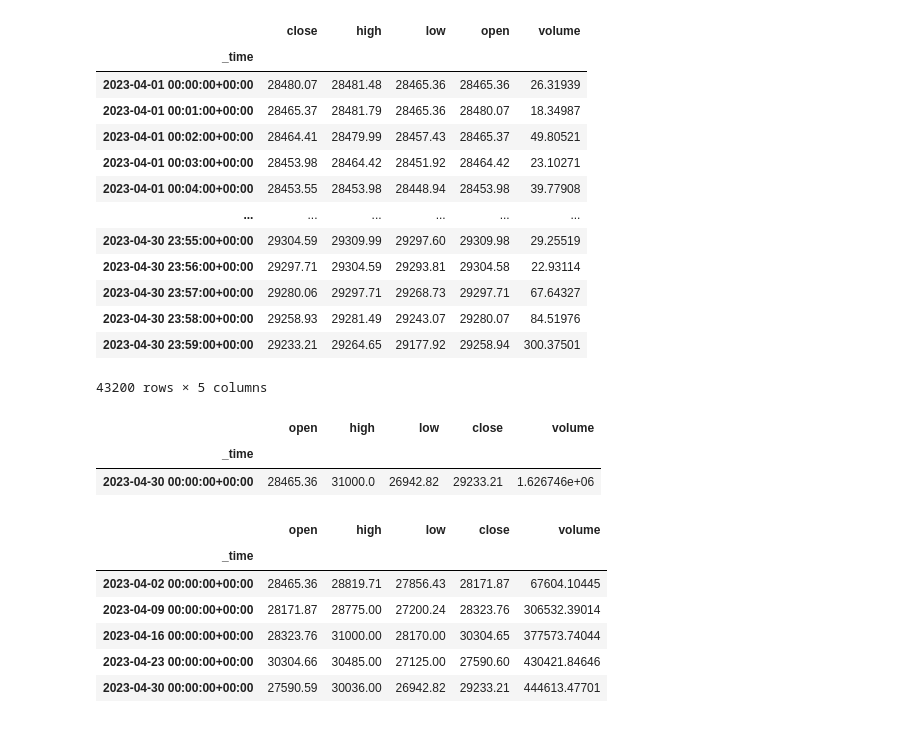
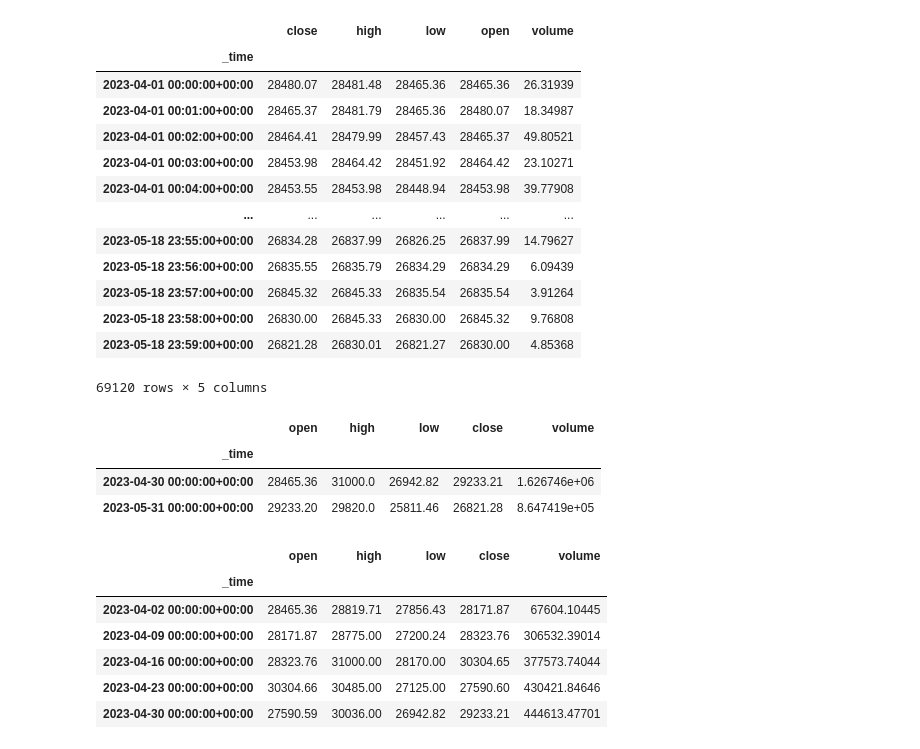
Before and after one commit to JobAbramov/exchange-data-collector, a Jupyter notebook: test.ipynb, the cells around one changed output. Saved outputs shown, nothing was run; the diff lists cells and outputs as text; code cells hidden in the pictures.

```diff
--- a/test.ipynb
+++ b/test.ipynb
@@ -14,30 +14,31 @@ API_KEY = get_key('.env', 'API_KEY')
 API_SECRET = get_key('.env', 'API_SECRET')
 # %%
 with Influx(db_url= URL, db_token = TOKEN, db_org = ORG, db_bucket = BUCKET) as db, Binance(API_KEY, API_SECRET) as bn:
-    test_data = db.select('Bitcoin', 'BTCUSDT', '2023-04-01', '2023-05-01',['open', 'close', 'high', 'low', 'volume'], to_dataframe=True)
+    test_data = db.select('Bitcoin', 'BTCUSDT', '2023-04-01', '2023-05-19',['open', 'close', 'high', 'low', 'volume'], to_dataframe=True)
     time = db.get_last_date('BTCUSDT')
 test_data
 # %% [output]
 |  | close | high | low | open | volume |
 | _time |  |  |  |  |  |
 | 2023-04-01 00:00:00+00:00 | 28480.07 | 28481.48 | 28465.36 | 28465.36 | 26.31939 |
 | 2023-04-01 00:01:00+00:00 | 28465.37 | 28481.79 | 28465.36 | 28480.07 | 18.34987 |
 | 2023-04-01 00:02:00+00:00 | 28464.41 | 28479.99 | 28457.43 | 28465.37 | 49.80521 |
 | 2023-04-01 00:03:00+00:00 | 28453.98 | 28464.42 | 28451.92 | 28464.42 | 23.10271 |
 | 2023-04-01 00:04:00+00:00 | 28453.55 | 28453.98 | 28448.94 | 28453.98 | 39.77908 |
 | ... | ... | ... | ... | ... | ... |
-| 2023-04-30 23:55:00+00:00 | 29304.59 | 29309.99 | 29297.60 | 29309.98 | 29.25519 |
-| 2023-04-30 23:56:00+00:00 | 29297.71 | 29304.59 | 29293.81 | 29304.58 | 22.93114 |
-| 2023-04-30 23:57:00+00:00 | 29280.06 | 29297.71 | 29268.73 | 29297.71 | 67.64327 |
-| 2023-04-30 23:58:00+00:00 | 29258.93 | 29281.49 | 29243.07 | 29280.07 | 84.51976 |
-| 2023-04-30 23:59:00+00:00 | 29233.21 | 29264.65 | 29177.92 | 29258.94 | 300.37501 |
+| 2023-05-18 23:55:00+00:00 | 26834.28 | 26837.99 | 26826.25 | 26837.99 | 14.79627 |
+| 2023-05-18 23:56:00+00:00 | 26835.55 | 26835.79 | 26834.29 | 26834.29 | 6.09439 |
+| 2023-05-18 23:57:00+00:00 | 26845.32 | 26845.33 | 26835.54 | 26835.54 | 3.91264 |
+| 2023-05-18 23:58:00+00:00 | 26830.00 | 26845.33 | 26830.00 | 26845.32 | 9.76808 |
+| 2023-05-18 23:59:00+00:00 | 26821.28 | 26830.01 | 26821.27 | 26830.00 | 4.85368 |
-43200 rows × 5 columns
+69120 rows × 5 columns
 # %%
 Influx.resample(data=test_data, interval='1M')
 # %% [output]
 |  | open | high | low | close | volume |
 | _time |  |  |  |  |  |
 | 2023-04-30 00:00:00+00:00 | 28465.36 | 31000.0 | 26942.82 | 29233.21 | 1.626746e+06 |
+| 2023-05-31 00:00:00+00:00 | 29233.20 | 29820.0 | 25811.46 | 26821.28 | 8.647419e+05 |
 # %%
 Influx.resample(data=test_data, interval='1w')
 # %% [output]
```
Also changed, not shown: parts of 14 cells of this notebook.
